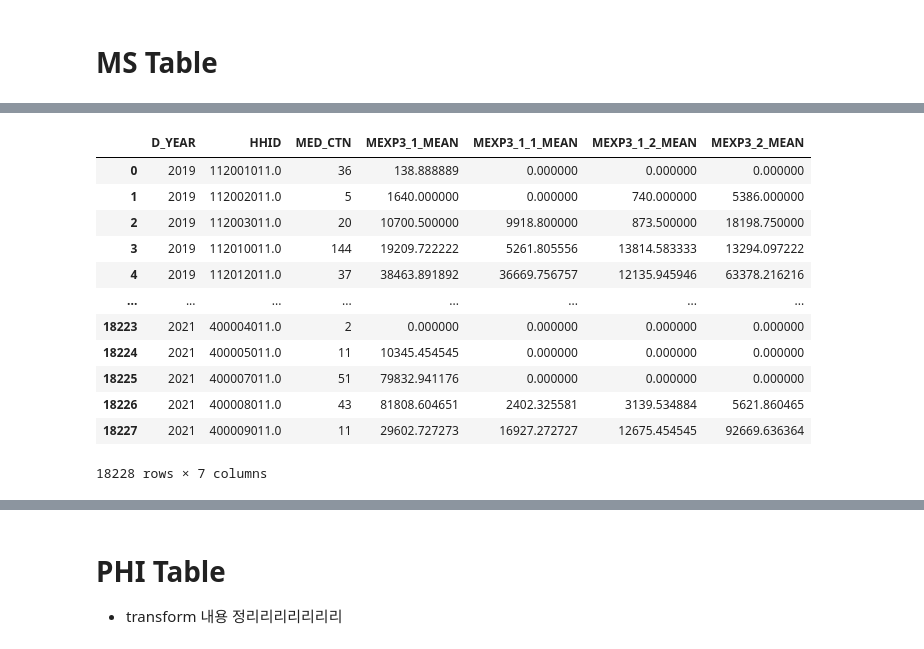
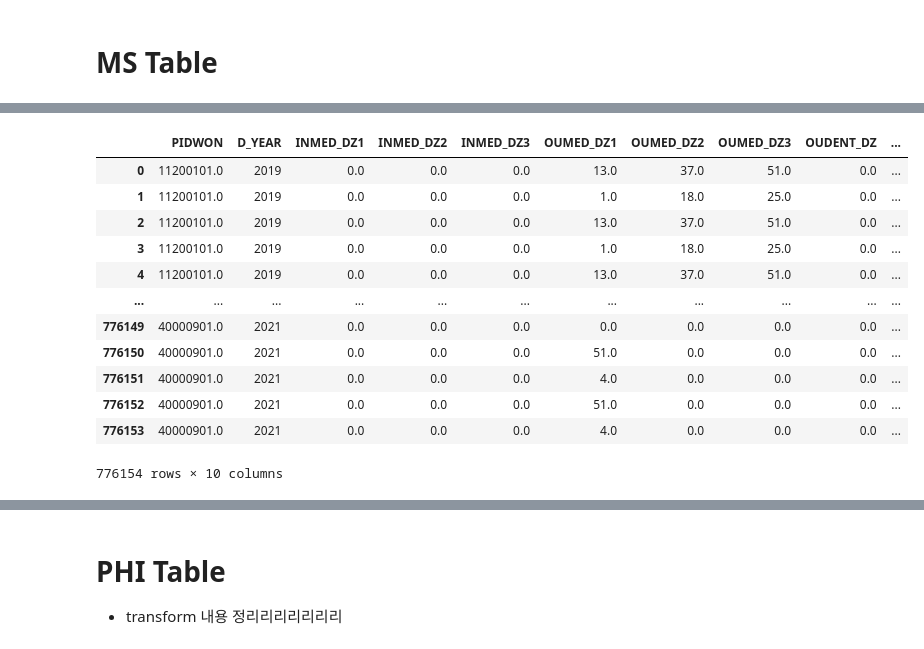
Before and after one commit to skqorrla/HK-M-Project, a Jupyter notebook: 01_Preprocessing_Pipeline.ipynb, the cells around one changed output, grey strips where cells are left out. Cells and saved outputs as stored; diff of their text form; code cells hidden in the pictures.

```diff
--- a/01_Preprocessing_Pipeline.ipynb
+++ b/01_Preprocessing_Pipeline.ipynb
@@ -608,16 +540,0 @@ tmp_ms = ms_piped.groupby(['D_YEAR','HHID']).agg(
-# %%
-tmp_ms
-# %% [output]
-|  | D_YEAR | HHID | MED_CTN | MEXP3_1_MEAN | MEXP3_1_1_MEAN | MEXP3_1_2_MEAN | MEXP3_2_MEAN |
-| 0 | 2019 | 112001011.0 | 36 | 138.888889 | 0.000000 | 0.000000 | 0.000000 |
-| 1 | 2019 | 112002011.0 | 5 | 1640.000000 | 0.000000 | 740.000000 | 5386.000000 |
-| 2 | 2019 | 112003011.0 | 20 | 10700.500000 | 9918.800000 | 873.500000 | 18198.750000 |
-| 3 | 2019 | 112010011.0 | 144 | 19209.722222 | 5261.805556 | 13814.583333 | 13294.097222 |
-| 4 | 2019 | 112012011.0 | 37 | 38463.891892 | 36669.756757 | 12135.945946 | 63378.216216 |
-| ... | ... | ... | ... | ... | ... | ... | ... |
-| 18223 | 2021 | 400004011.0 | 2 | 0.000000 | 0.000000 | 0.000000 | 0.000000 |
-| 18224 | 2021 | 400005011.0 | 11 | 10345.454545 | 0.000000 | 0.000000 | 0.000000 |
-| 18225 | 2021 | 400007011.0 | 51 | 79832.941176 | 0.000000 | 0.000000 | 0.000000 |
-| 18226 | 2021 | 400008011.0 | 43 | 81808.604651 | 2402.325581 | 3139.534884 | 5621.860465 |
-| 18227 | 2021 | 400009011.0 | 11 | 29602.727273 | 16927.272727 | 12675.454545 | 92669.636364 |
-18228 rows × 7 columns
@@ -623,0 +606,17 @@ tmp_ms
+# %%
+ms = get_data_from_db(query_ms)
+ms
+# %% [output]
+|  | PIDWON | D_YEAR | INMED_DZ1 | INMED_DZ2 | INMED_DZ3 | OUMED_DZ1 | OUMED_DZ2 | OUMED_DZ3 | OUDENT_DZ | ... |
+| 0 | 11200101.0 | 2019 | 0.0 | 0.0 | 0.0 | 13.0 | 37.0 | 51.0 | 0.0 | ... |
+| 1 | 11200101.0 | 2019 | 0.0 | 0.0 | 0.0 | 1.0 | 18.0 | 25.0 | 0.0 | ... |
+| 2 | 11200101.0 | 2019 | 0.0 | 0.0 | 0.0 | 13.0 | 37.0 | 51.0 | 0.0 | ... |
+| 3 | 11200101.0 | 2019 | 0.0 | 0.0 | 0.0 | 1.0 | 18.0 | 25.0 | 0.0 | ... |
+| 4 | 11200101.0 | 2019 | 0.0 | 0.0 | 0.0 | 13.0 | 37.0 | 51.0 | 0.0 | ... |
+| ... | ... | ... | ... | ... | ... | ... | ... | ... | ... | ... |
+| 776149 | 40000901.0 | 2021 | 0.0 | 0.0 | 0.0 | 0.0 | 0.0 | 0.0 | 0.0 | ... |
+| 776150 | 40000901.0 | 2021 | 0.0 | 0.0 | 0.0 | 51.0 | 0.0 | 0.0 | 0.0 | ... |
+| 776151 | 40000901.0 | 2021 | 0.0 | 0.0 | 0.0 | 4.0 | 0.0 | 0.0 | 0.0 | ... |
+| 776152 | 40000901.0 | 2021 | 0.0 | 0.0 | 0.0 | 51.0 | 0.0 | 0.0 | 0.0 | ... |
+| 776153 | 40000901.0 | 2021 | 0.0 | 0.0 | 0.0 | 4.0 | 0.0 | 0.0 | 0.0 | ... |
+776154 rows × 10 columns
```
Also changed, not shown: parts of 32 cells of this notebook.
